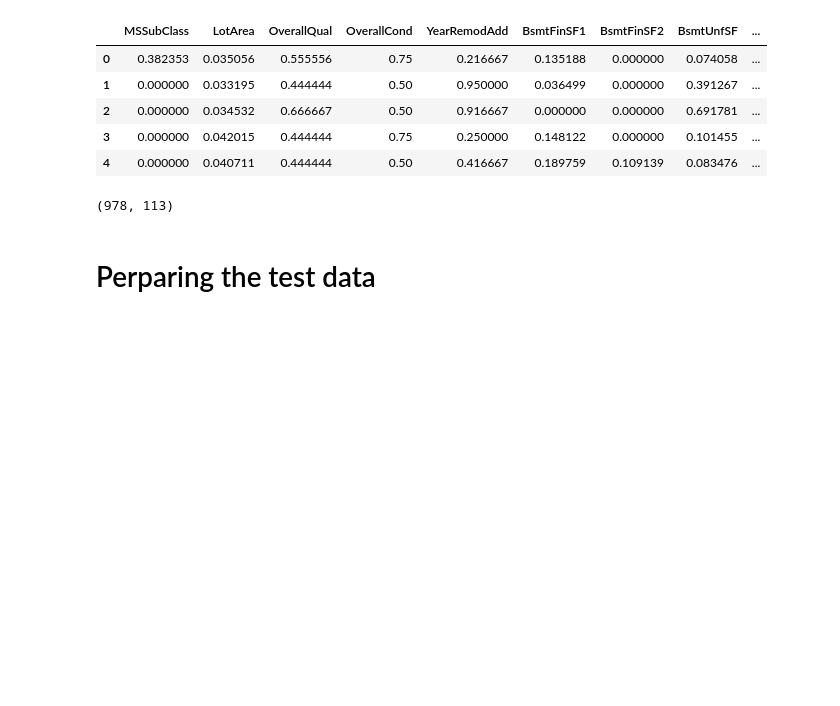
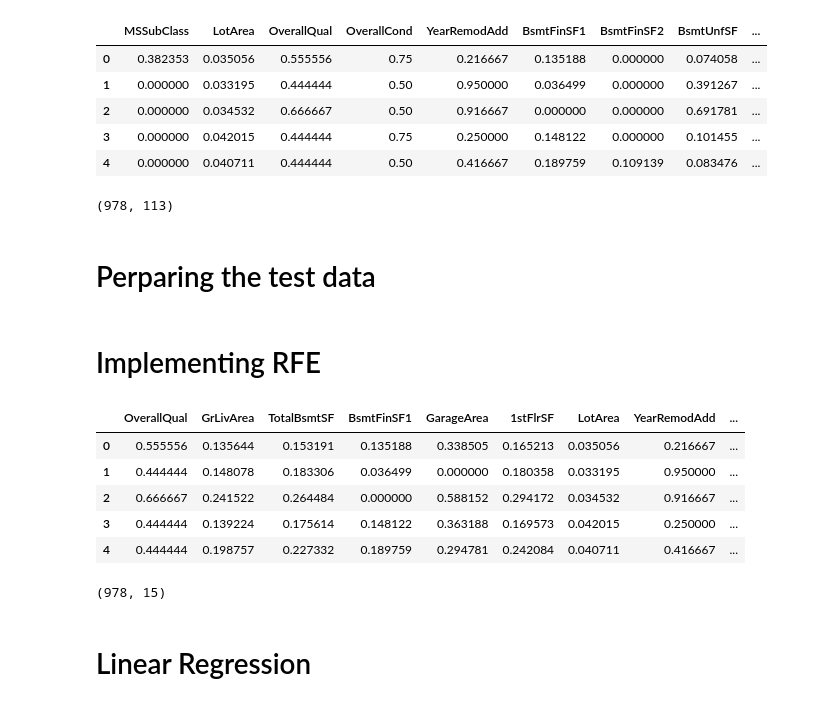
Before and after one commit to hargurjeet/Suprise_Housing, a Jupyter notebook: Suprise_Housing_Case_study.ipynb, the cells around one changed output. Cells and saved outputs as stored; diff of their text form; code cells hidden in the pictures; blank space fills up the shorter version.

```diff
--- a/Suprise_Housing_Case_study.ipynb
+++ b/Suprise_Housing_Case_study.ipynb
@@ -327,8 +326,34 @@ regressor = RandomForestRegressor(n_estimators=100, max_depth=10)
+# %% [markdown]
+# Implementing RFE
 # %%
+regressor = RandomForestRegressor(n_estimators=100, max_depth=10)
+
 #===========================================================================
 # perform a scikit-learn Recursive Feature Elimination (RFE)
 #===========================================================================
 # here we want only one final feature, we do this to produce a ranking
 n_features_to_select = 1
 rfe = RFE(regressor, n_features_to_select=n_features_to_select)
-rfe.fit(X_train_numberic_scaled, y_train)
+rfe.fit(X_train, y_train)
+
+
+#===========================================================================
+# now print out the features in order of ranking
+#===========================================================================
+feature_list = []
+from operator import itemgetter
+features = X_train.columns.to_list()
+for x, y in (sorted(zip(rfe.ranking_ , features), key=itemgetter(0))):
+    print(x, y)
+    feature_list.append(y)
+
+top_15_numberic_features = X_train[feature_list[:15]]
+
+top_15_numberic_features.head()
+# %% [output]
+|  | OverallQual | GrLivArea | TotalBsmtSF | BsmtFinSF1 | GarageArea | 1stFlrSF | LotArea | YearRemodAdd | ... |
+| 0 | 0.555556 | 0.135644 | 0.153191 | 0.135188 | 0.338505 | 0.165213 | 0.035056 | 0.216667 | ... |
+| 1 | 0.444444 | 0.148078 | 0.183306 | 0.036499 | 0.000000 | 0.180358 | 0.033195 | 0.950000 | ... |
+| 2 | 0.666667 | 0.241522 | 0.264484 | 0.000000 | 0.588152 | 0.294172 | 0.034532 | 0.916667 | ... |
+| 3 | 0.444444 | 0.139224 | 0.175614 | 0.148122 | 0.363188 | 0.169573 | 0.042015 | 0.250000 | ... |
+| 4 | 0.444444 | 0.198757 | 0.227332 | 0.189759 | 0.294781 | 0.242084 | 0.040711 | 0.416667 | ... |
@@ -347,2 +360,6 @@ top_10_numberic_features = X_train_numberic[feature_list[:10]]
 # %%
-top_10_numberic_features.head()
+top_10_numberic_features.shape
+# %% [output]
+(978, 15)
+# %% [markdown]
+# Linear Regression
```
Also changed, not shown: parts of 7 cells of this notebook.
